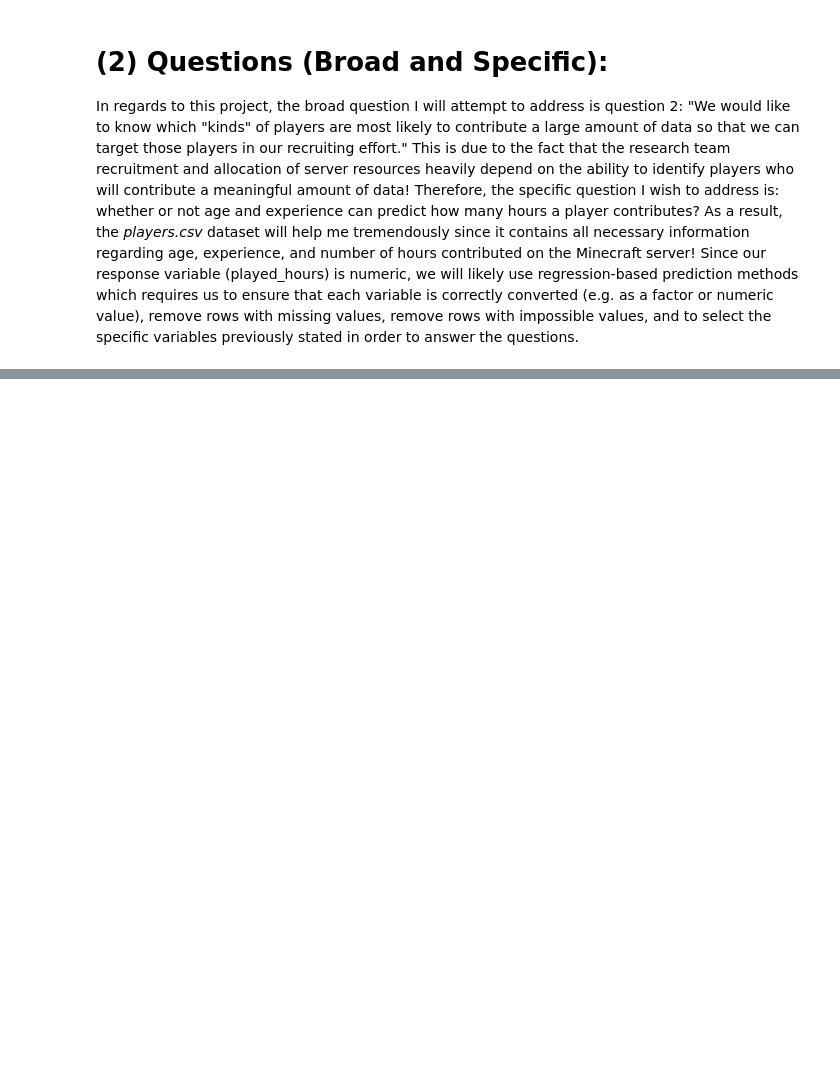
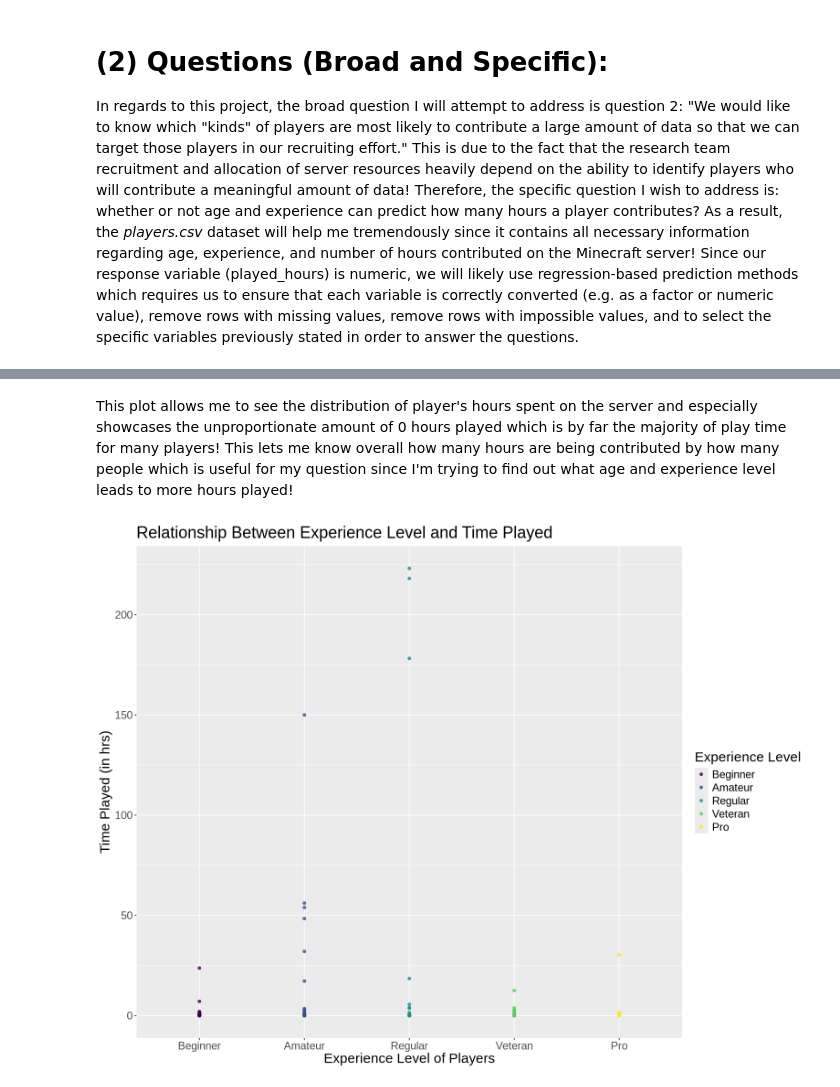
Before and after one commit to zweizer/dsci-100-2025w1-group-9, a Jupyter notebook: individual_project.ipynb, the cells around one changed output, grey strips where cells are left out. Saved outputs shown, nothing was run; the diff lists cells and outputs as text; code cells hidden in the pictures; blank space fills up the shorter version.

```diff
--- a/individual_project.ipynb
+++ b/individual_project.ipynb
@@ -82,0 +194,14 @@ In regards to this project, the broad question I will attempt to address is ques
+# %% [markdown]
+This plot allows me to see the distribution of player's hours spent on the server and especially showcases the unproportionate amount of 0 hours played which is by far the majority of play time for many players! This lets me know overall how many hours are being contributed by how many people which is useful for my question since I'm trying to find out what age and experience level leads to more hours played!
+# %%
+# Plot 2 visualizing experience level with hours spent playing
+options(repr.plot.width = 13, repr.plot.height = 10)
+ggplot(players_wrangled, aes(x = experience, y = played_hours, colour = experience)) +
+    geom_point(alpha = 0.8) +
+    labs(x = "Experience Level of Players",
+        y = "Time Played (in hrs)",
+        title = "Relationship Between Experience Level and Time Played",
+        colour = "Experience Level") +
+  theme(text = element_text(size = 18))
+# %% [output]
+[figure, added]
```
Also changed, not shown: parts of 11 cells of this notebook, 2 other files.
